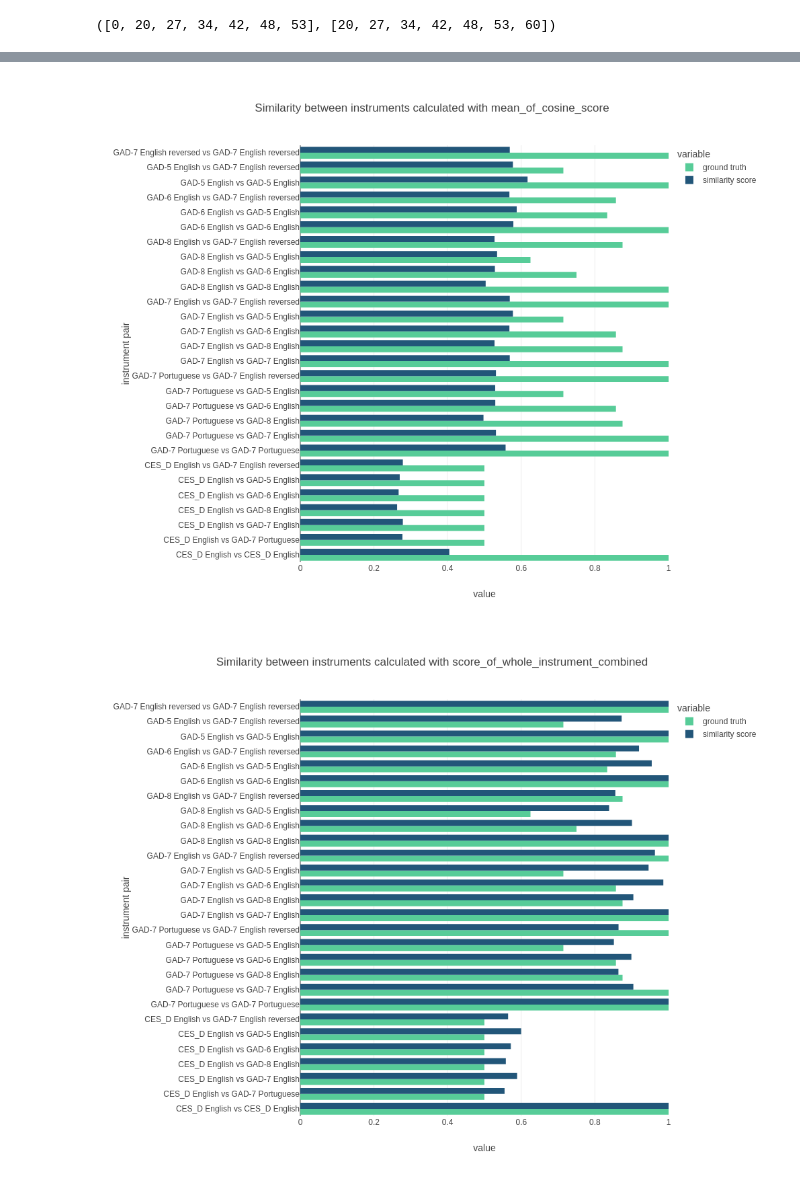
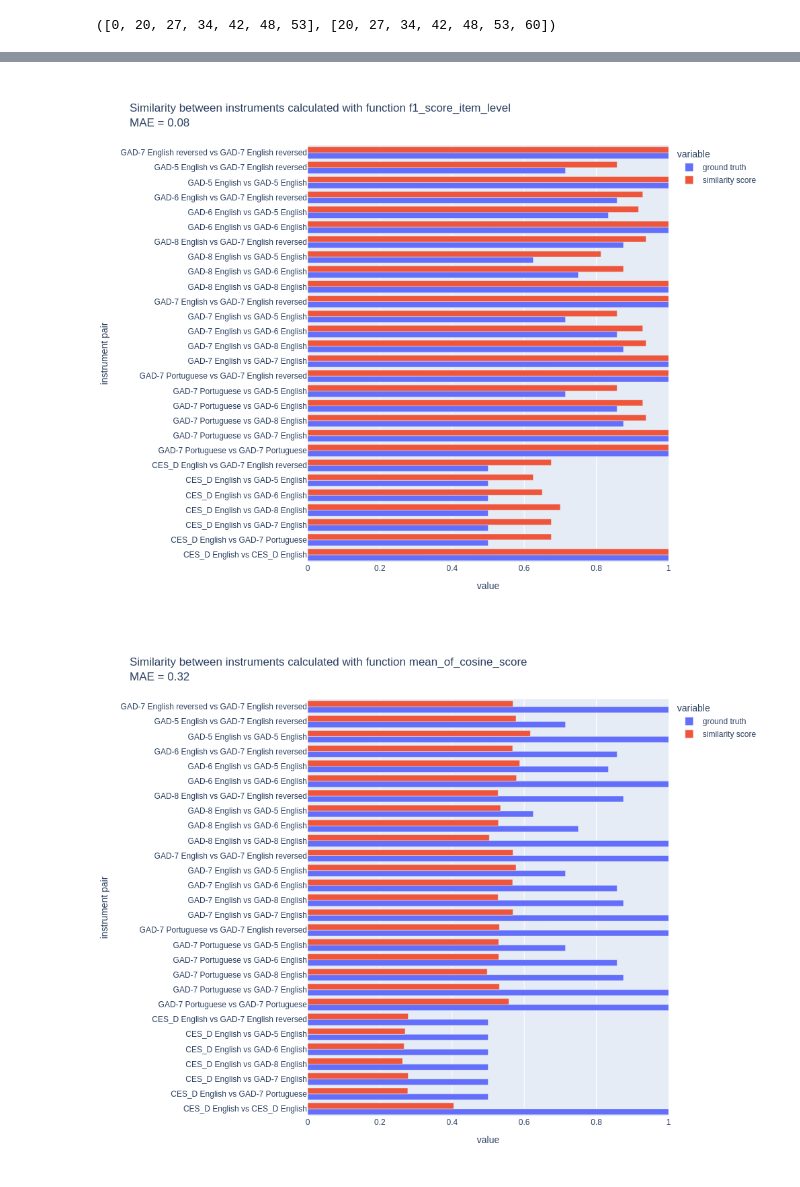
Before and after one commit to harmonydata/h_score, a Jupyter notebook: experiment_with_different_h_score_metrics.ipynb, the cells around one changed output, grey strips where cells are left out. Saved outputs shown, nothing was run; the diff lists cells and outputs as text; code cells hidden in the pictures.

```diff
--- a/experiment_with_different_h_score_metrics.ipynb
+++ b/experiment_with_different_h_score_metrics.ipynb
@@ -195,7 +235,7 @@ for i in range(len(instruments)):
         instrument_2 = instruments[j]
         item_to_item_similarity_matrix = similarity[instrument_start_pos[i]:instrument_end_pos[i], instrument_start_pos[j]:instrument_end_pos[j]]
 
-        for instrument_level_similarity_function in [mean_of_cosine_score, score_of_whole_instrument_combined]:
+        for instrument_level_similarity_function in [mean_of_cosine_score, score_of_whole_instrument_combined, f1_score_item_level, precision_score_item_level, recall_score_item_level]:
 
             similarity_score_scalar = instrument_level_similarity_function(item_to_item_similarity_matrix, i, j)
 
@@ -235,21 +271,20 @@ df_calculated_similarities
 # %%
-import plotly.io as pio
-import plotly.graph_objects as go
-import pandas as pd
-import plotly.express as px
+
 
 for similarity_function_name, subset in df_calculated_similarities.groupby("function"):
 
-  fig = px.bar(data_frame=subset, y="instrument pair", barmode="group", x=["ground truth", "similarity score"], title=f"Similarity between instruments calculated with {similarity_function_name}")
+  mae = mean_absolute_error(subset["ground truth"], subset["similarity score"])
+
+  fig = px.bar(data_frame=subset, y="instrument pair", barmode="group", x=["ground truth", "similarity score"], title=f"Similarity between instruments calculated with function {similarity_function_name}<br>MAE = {mae:.2f}")
 
   fig.update_yaxes(automargin=True)
 
   fig.update_layout(
       width=1000,
       height=800,
       xaxis={'range': [0, 1]}
   )
   fig.show(renderer="png")
 # %% [output]
-[figure, old version]
+[figure, new version]
-[figure, old version]
+[figure, new version]
```
Also changed, not shown: parts of 8 cells of this notebook.
